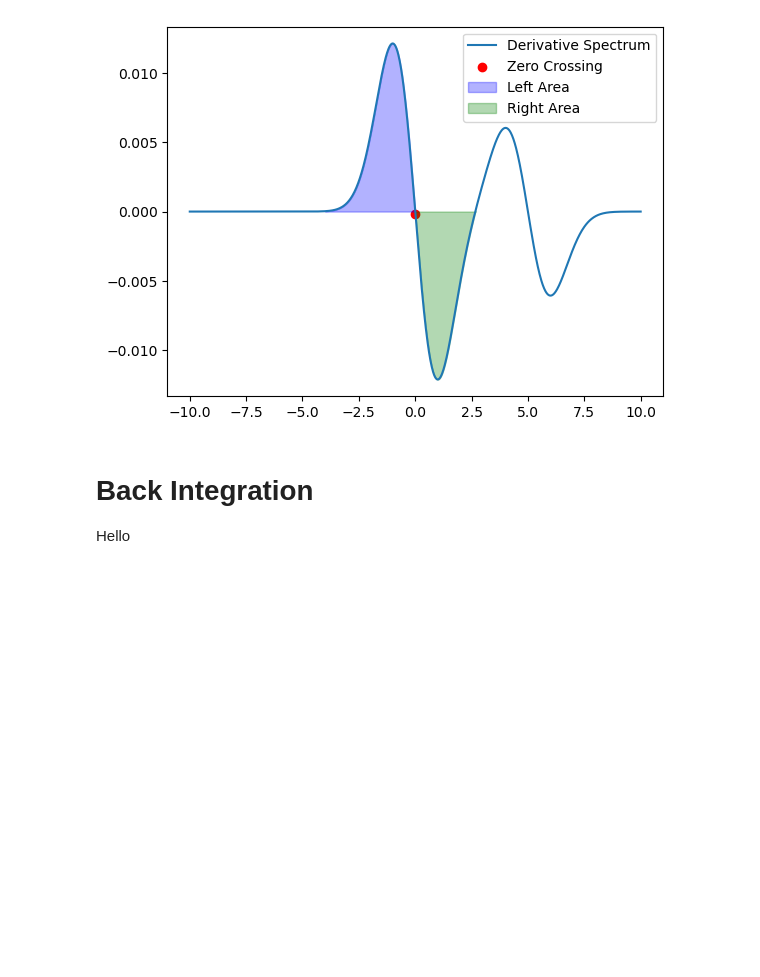
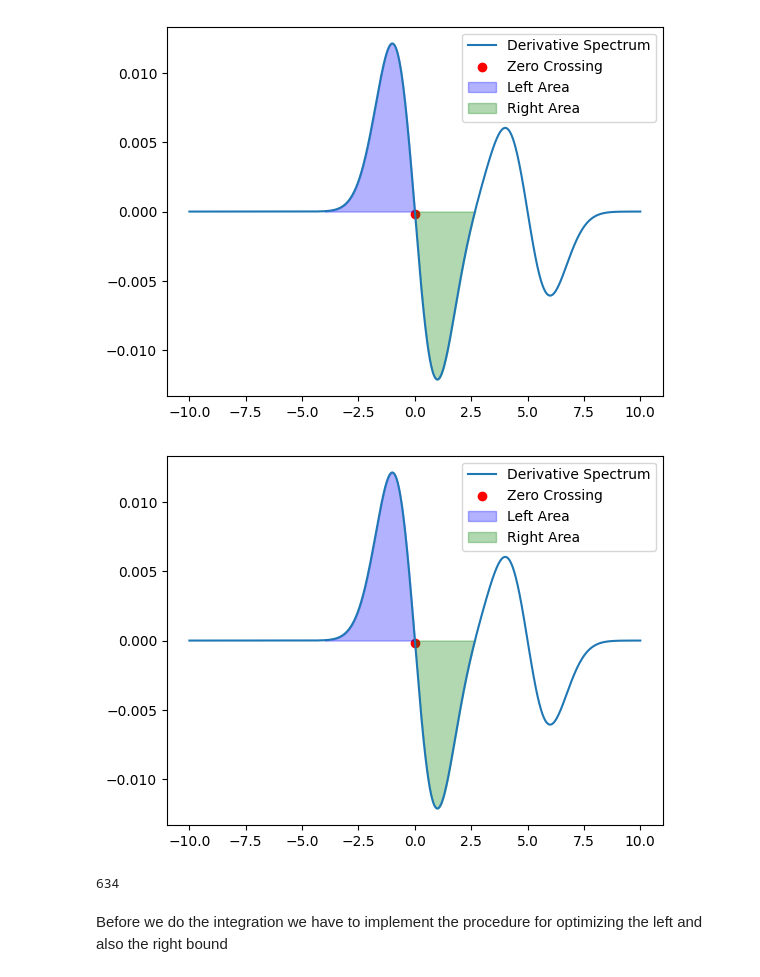
Before and after one commit to LukasMeinschad/ir_peak_int, a Jupyter notebook: peak_int_test.ipynb, the cells around one changed output. Saved outputs shown, nothing was run; the diff lists cells and outputs as text; code cells hidden in the pictures; blank space fills up the shorter version.

Commit message:
Optimization_Method_1

```diff
--- a/peak_int_test.ipynb
+++ b/peak_int_test.ipynb
@@ -292,7 +291,56 @@ plt.show()
 # %% [output]
 634
 [figure]
-# %% [markdown]
-# Back Integration
-
-Hello
+# %%
+def optimize_and_plot(x, y_prime, left_bound, zero_crossings_indices, idx_zero_crossing, initial_right_bound, user_top_bound, step_size=1):
+    """
+    Performs a optimization of a given are around a zero crossing in the derivative spectrum
+
+    Attr:
+        x: x data points
+        y_prime: numerical derivative of the data
+        left_bound: user defined left boundard near the zero crossing
+        zero_crossing_indices: a list of possible zero crossings in the derivative spectrum
+        idx_zero_crossings: the index of the zero crossing we want to look at
+        initial_right_bound: the initial guess for the right bound which we want optimize
+        user_top_bound: a top upper bound (TODO: eliminate this attribute with further constraints)
+        step_size: the step size for the optimization (check with real spectrum)
+    """
+    def area_difference(right_bound, x, y_prime, left_bound, zero_crossing):
+        right_bound = int(right_bound)
+        left_area = np.trapz(y_prime[left_bound:zero_crossing], x[left_bound:zero_crossing])
+        right_area = np.trapz(y_prime[zero_crossing:right_bound], x[zero_crossing:right_bound])
+        return np.abs(left_area) - np.abs(right_area)
+
+    zero_crossing = zero_crossings_indices[idx_zero_crossing]
+    best_right_bound = initial_right_bound
+    best_area_diff = area_difference(initial_right_bound, x, y_prime, left_bound, zero_crossing)
+
+    for right_bound in range(initial_right_bound, user_top_bound, step_size):
+        current_area_diff = area_difference(right_bound, x, y_prime, left_bound, zero_crossing)
+        if current_area_diff < best_area_diff:
+            best_area_diff = current_area_diff
+            best_right_bound = right_bound
+
+    right_bound = best_right_bound
+
+
+    # Plotting the derivative spectrum and marking the zero crossings
+    plt.plot(x, y_prime, label="Derivative Spectrum")
+    plt.scatter(x[zero_crossing], y_prime[zero_crossing], color="red", label="Zero Crossing")
+
+    # Marking the areas with fill_between
+    plt.fill_between(x[left_bound:zero_crossing], y_prime[left_bound:zero_crossing], color='blue', alpha=0.3, label='Left Area')
+    plt.fill_between(x[zero_crossing:right_bound], y_prime[zero_crossing:right_bound], color='green', alpha=0.3, label='Right Area')
+
+    plt.legend()
+    plt.show()
+
+    return right_bound
+
+optimize_and_plot(x, y_prime, 300, zero_crossings_indices,0, 550, 700, 1)
+# %% [output]
+[figure, added]
+634
+# %% [markdown]
+Before we do the integration we have to implement the procedure for optimizing the left and also the right bound
```
Also changed, not shown: parts of 13 cells of this notebook.
